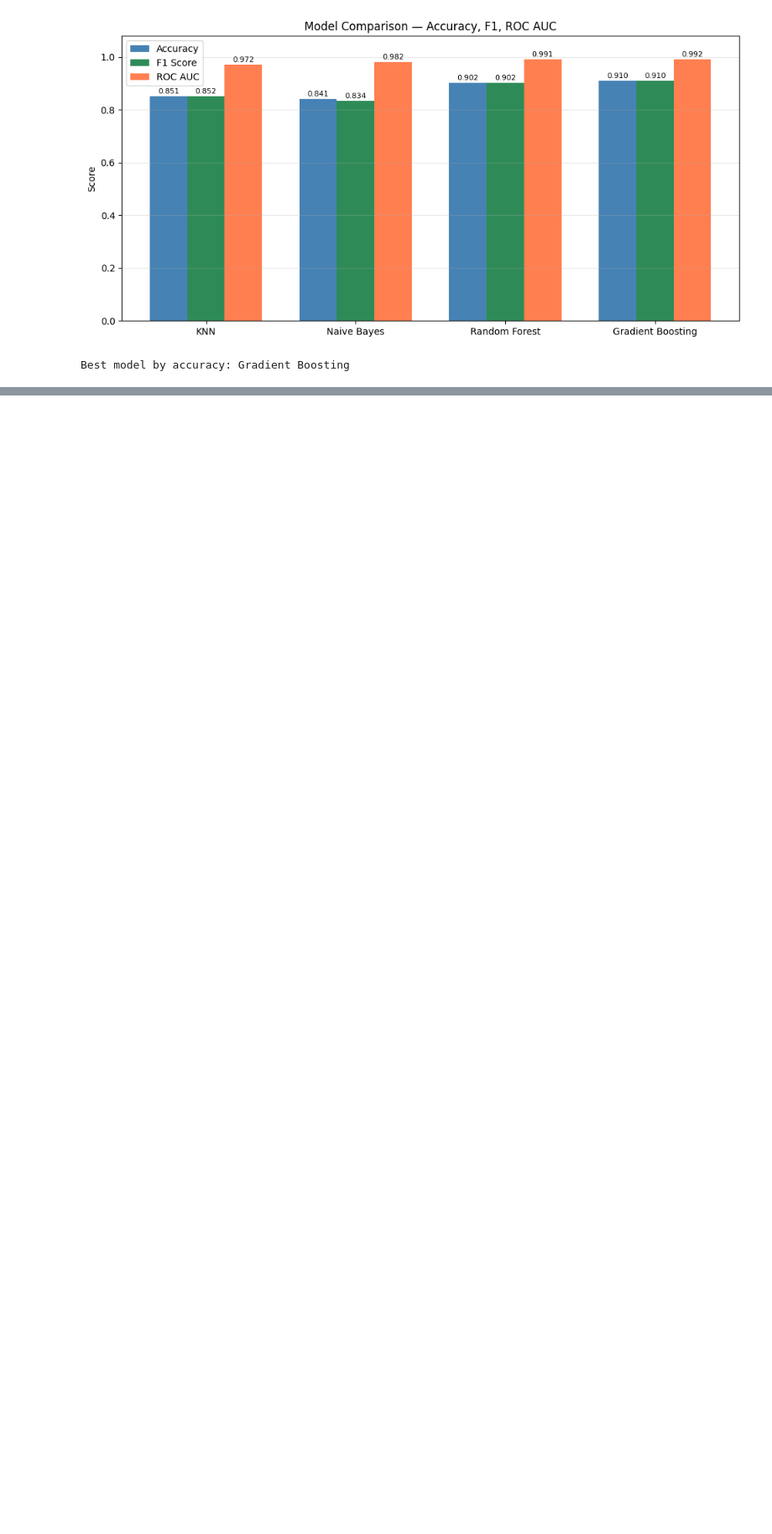
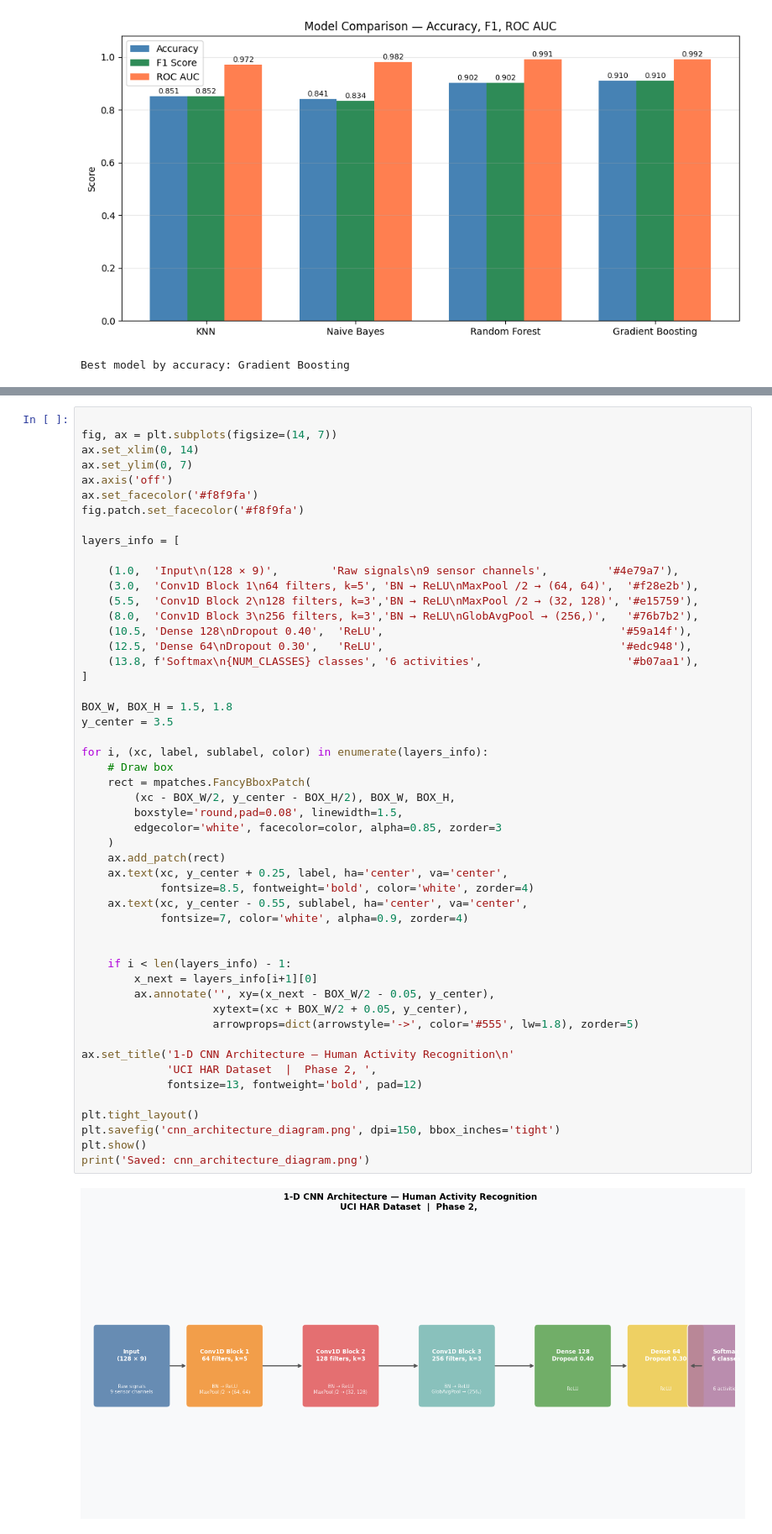
Before and after one commit to Eng0Abdo/Human-Activity-Recognition-Health-monitoring, a Jupyter notebook: project.ipynb, the cells around one changed output, grey strips where cells are left out. Shown at 84% size. Saved outputs shown, nothing was run; the diff lists cells and outputs as text; blank space fills up the shorter version.

```diff
--- a/project.ipynb
+++ b/project.ipynb
@@ -537,0 +647,53 @@ Best model by accuracy: Gradient Boosting
+# %%
+
+fig, ax = plt.subplots(figsize=(14, 7))
+ax.set_xlim(0, 14)
+ax.set_ylim(0, 7)
+ax.axis('off')
+ax.set_facecolor('#f8f9fa')
+fig.patch.set_facecolor('#f8f9fa')
+
+layers_info = [
+
+    (1.0,  'Input\n(128 × 9)',        'Raw signals\n9 sensor channels',         '#4e79a7'),
+    (3.0,  'Conv1D Block 1\n64 filters, k=5', 'BN → ReLU\nMaxPool /2 → (64, 64)',  '#f28e2b'),
+    (5.5,  'Conv1D Block 2\n128 filters, k=3','BN → ReLU\nMaxPool /2 → (32, 128)', '#e15759'),
+    (8.0,  'Conv1D Block 3\n256 filters, k=3','BN → ReLU\nGlobAvgPool → (256,)',   '#76b7b2'),
+    (10.5, 'Dense 128\nDropout 0.40',  'ReLU',                                    '#59a14f'),
+    (12.5, 'Dense 64\nDropout 0.30',   'ReLU',                                    '#edc948'),
+    (13.8, f'Softmax\n{NUM_CLASSES} classes', '6 activities',                      '#b07aa1'),
+]
+
+BOX_W, BOX_H = 1.5, 1.8
+y_center = 3.5
+
+for i, (xc, label, sublabel, color) in enumerate(layers_info):
+    # Draw box
+    rect = mpatches.FancyBboxPatch(
+        (xc - BOX_W/2, y_center - BOX_H/2), BOX_W, BOX_H,
+        boxstyle='round,pad=0.08', linewidth=1.5,
+        edgecolor='white', facecolor=color, alpha=0.85, zorder=3
+    )
+    ax.add_patch(rect)
+    ax.text(xc, y_center + 0.25, label, ha='center', va='center',
+            fontsize=8.5, fontweight='bold', color='white', zorder=4)
+    ax.text(xc, y_center - 0.55, sublabel, ha='center', va='center',
+            fontsize=7, color='white', alpha=0.9, zorder=4)
+
+
+    if i < len(layers_info) - 1:
+        x_next = layers_info[i+1][0]
+        ax.annotate('', xy=(x_next - BOX_W/2 - 0.05, y_center),
+                    xytext=(xc + BOX_W/2 + 0.05, y_center),
+                    arrowprops=dict(arrowstyle='->', color='#555', lw=1.8), zorder=5)
+
+ax.set_title('1-D CNN Architecture — Human Activity Recognition\n'
+             'UCI HAR Dataset  |  Phase 2, ',
+             fontsize=13, fontweight='bold', pad=12)
+
+plt.tight_layout()
+plt.savefig('cnn_architecture_diagram.png', dpi=150, bbox_inches='tight')
+plt.show()
+print('Saved: cnn_architecture_diagram.png')
+# %% [output]
+[figure, added]
```
Also changed, not shown: parts of 47 cells of this notebook.
